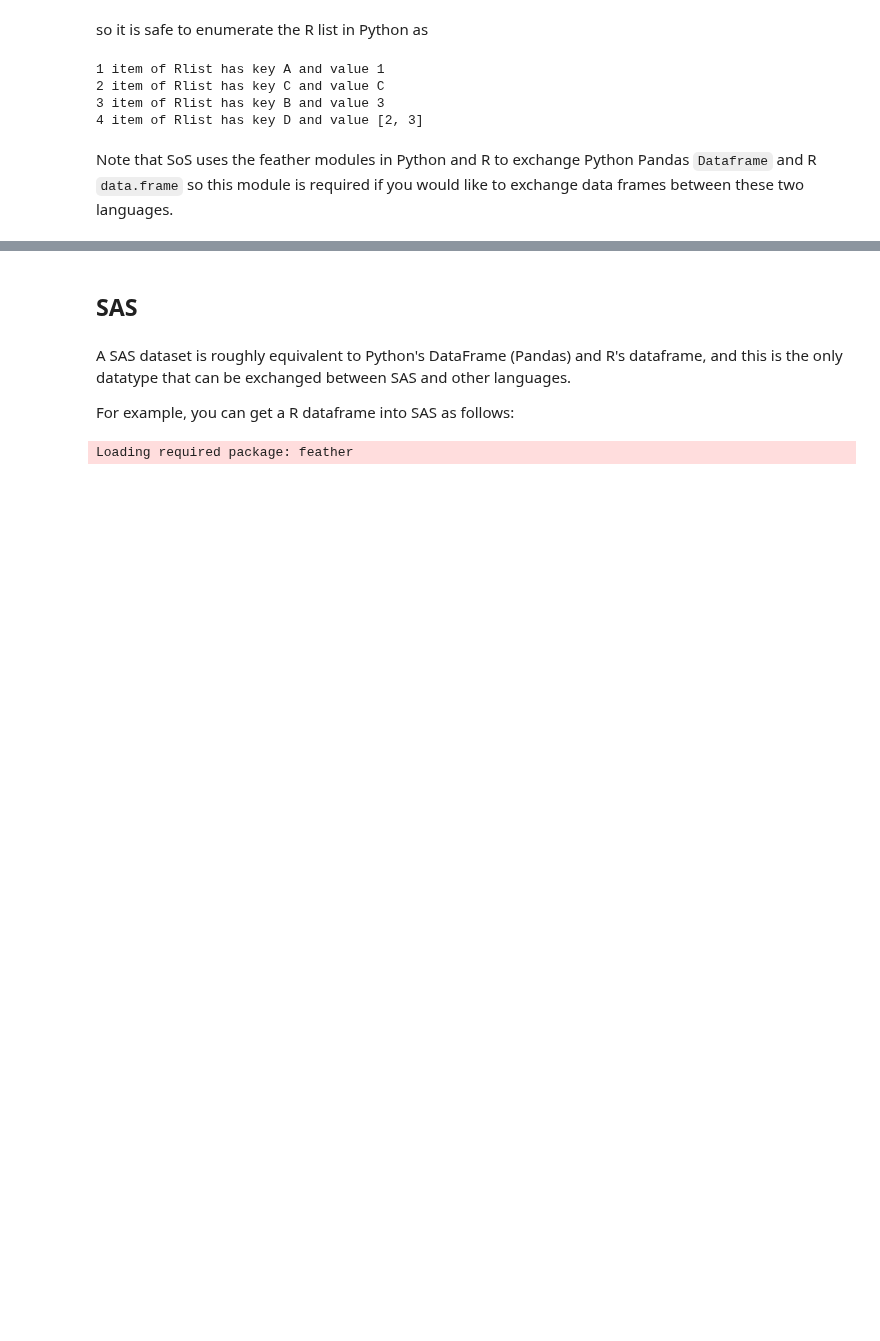
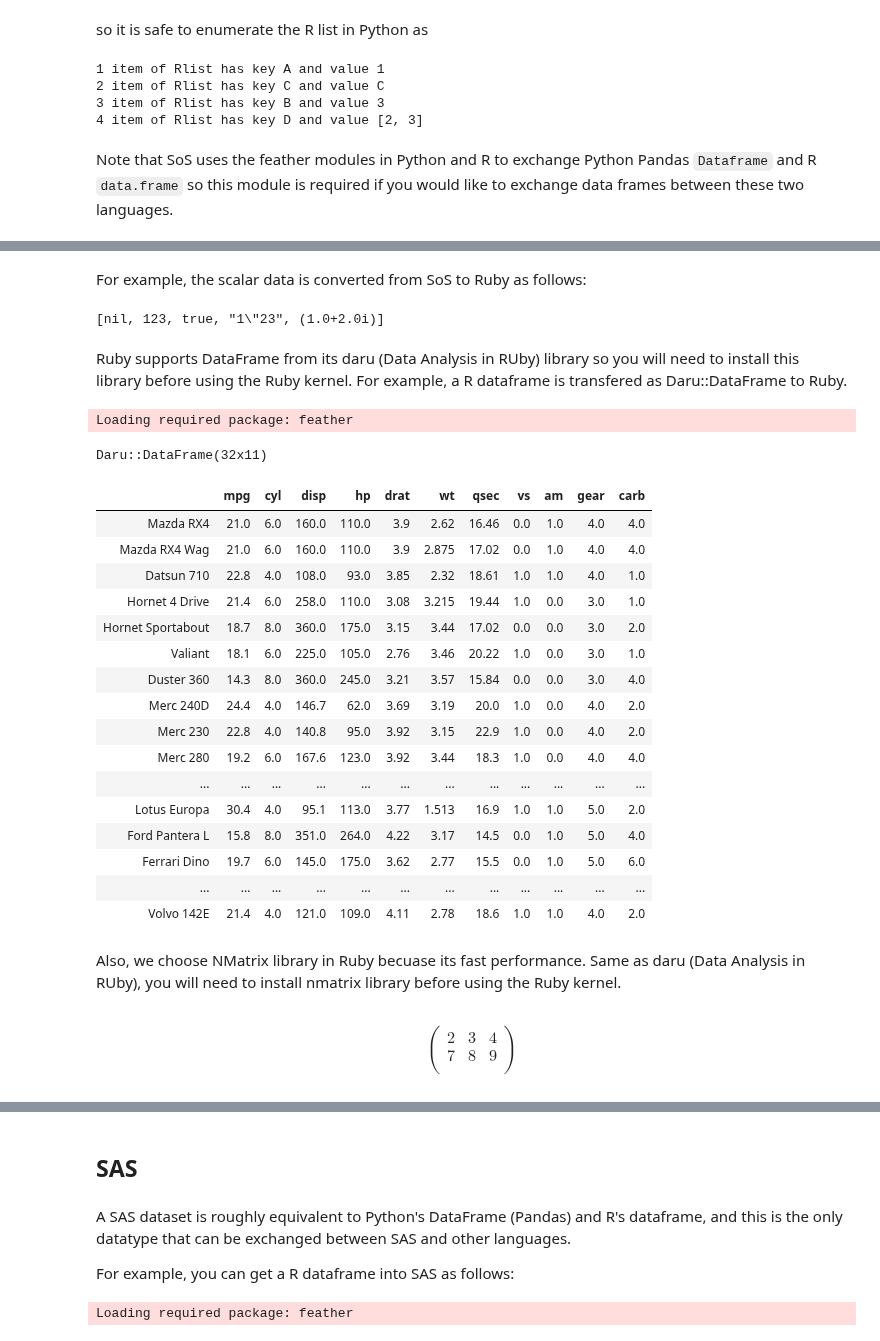
Before and after one commit to vatlab/sos-docs, a Jupyter notebook: src/documentation/Supported_Languages.ipynb, the cells around one changed output, grey strips where cells are left out. Cells and saved outputs as stored; diff of their text form; code cells hidden in the pictures; blank space fills up the shorter version.

Commit message:
add ruby to the Supported Languages page

```diff
--- a/src/documentation/Supported_Languages.ipynb
+++ b/src/documentation/Supported_Languages.ipynb
@@ -548,0 +574,2 @@ Note that SoS uses the feather modules in Python and R to exchange Python Pandas
+# %% [markdown]
+For example, the scalar data is converted from SoS to Ruby as follows:
@@ -548,0 +582,39 @@ Note that SoS uses the feather modules in Python and R to exchange Python Pandas
+# %%
+%get null_var num_var logic_var char_var comp_var
+puts [null_var, num_var, logic_var, char_var, comp_var]
+# %% [output]
+[nil, 123, true, "1\"23", (1.0+2.0i)]
+# %% [markdown]
+Ruby supports DataFrame from its daru (Data Analysis in RUby) library so you will need to install this library before using the Ruby kernel. For example, a R dataframe is transfered as Daru::DataFrame to Ruby.
+# %%
+%get mtcars --from R
+mtcars
+# %% [output]
+Loading required package: feather
+Daru::DataFrame(32x11)
+|  | mpg | cyl | disp | hp | drat | wt | qsec | vs | am | gear | carb |
+| Mazda RX4 | 21.0 | 6.0 | 160.0 | 110.0 | 3.9 | 2.62 | 16.46 | 0.0 | 1.0 | 4.0 | 4.0 |
+| Mazda RX4 Wag | 21.0 | 6.0 | 160.0 | 110.0 | 3.9 | 2.875 | 17.02 | 0.0 | 1.0 | 4.0 | 4.0 |
+| Datsun 710 | 22.8 | 4.0 | 108.0 | 93.0 | 3.85 | 2.32 | 18.61 | 1.0 | 1.0 | 4.0 | 1.0 |
+| Hornet 4 Drive | 21.4 | 6.0 | 258.0 | 110.0 | 3.08 | 3.215 | 19.44 | 1.0 | 0.0 | 3.0 | 1.0 |
+| Hornet Sportabout | 18.7 | 8.0 | 360.0 | 175.0 | 3.15 | 3.44 | 17.02 | 0.0 | 0.0 | 3.0 | 2.0 |
+| Valiant | 18.1 | 6.0 | 225.0 | 105.0 | 2.76 | 3.46 | 20.22 | 1.0 | 0.0 | 3.0 | 1.0 |
+| Duster 360 | 14.3 | 8.0 | 360.0 | 245.0 | 3.21 | 3.57 | 15.84 | 0.0 | 0.0 | 3.0 | 4.0 |
+| Merc 240D | 24.4 | 4.0 | 146.7 | 62.0 | 3.69 | 3.19 | 20.0 | 1.0 | 0.0 | 4.0 | 2.0 |
+| Merc 230 | 22.8 | 4.0 | 140.8 | 95.0 | 3.92 | 3.15 | 22.9 | 1.0 | 0.0 | 4.0 | 2.0 |
+| Merc 280 | 19.2 | 6.0 | 167.6 | 123.0 | 3.92 | 3.44 | 18.3 | 1.0 | 0.0 | 4.0 | 4.0 |
+| ... | ... | ... | ... | ... | ... | ... | ... | ... | ... | ... | ... |
+| Lotus Europa | 30.4 | 4.0 | 95.1 | 113.0 | 3.77 | 1.513 | 16.9 | 1.0 | 1.0 | 5.0 | 2.0 |
+| Ford Pantera L | 15.8 | 8.0 | 351.0 | 264.0 | 4.22 | 3.17 | 14.5 | 0.0 | 1.0 | 5.0 | 4.0 |
+| Ferrari Dino | 19.7 | 6.0 | 145.0 | 175.0 | 3.62 | 2.77 | 15.5 | 0.0 | 1.0 | 5.0 | 6.0 |
+| ... | ... | ... | ... | ... | ... | ... | ... | ... | ... | ... | ... |
+| Volvo 142E | 21.4 | 4.0 | 121.0 | 109.0 | 4.11 | 2.78 | 18.6 | 1.0 | 1.0 | 4.0 | 2.0 |
+# %% [markdown]
+Also, we choose NMatrix library in Ruby becuase its fast performance. Same as daru (Data Analysis in RUby), you will need to install nmatrix library before using the Ruby kernel.
+# %%
+mat_var = N[ [2, 3, 4], [7, 8, 9] ]
+# %% [output]
+$$\left(\begin{array}{ccc}
+  2&3&4\\
+  7&8&9\\
+\end{array}\right)$$
```
Also changed, not shown: parts of 5 cells of this notebook.
